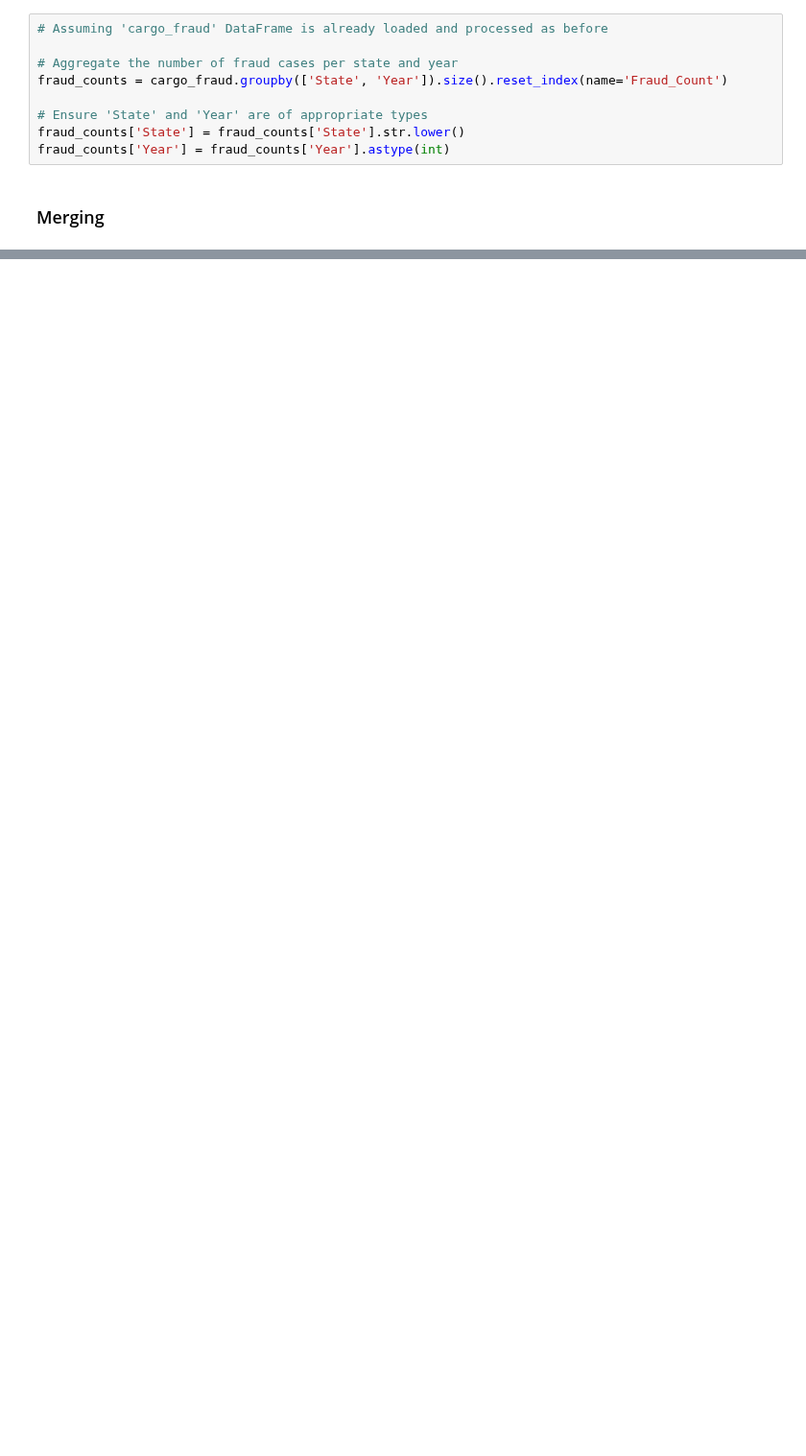
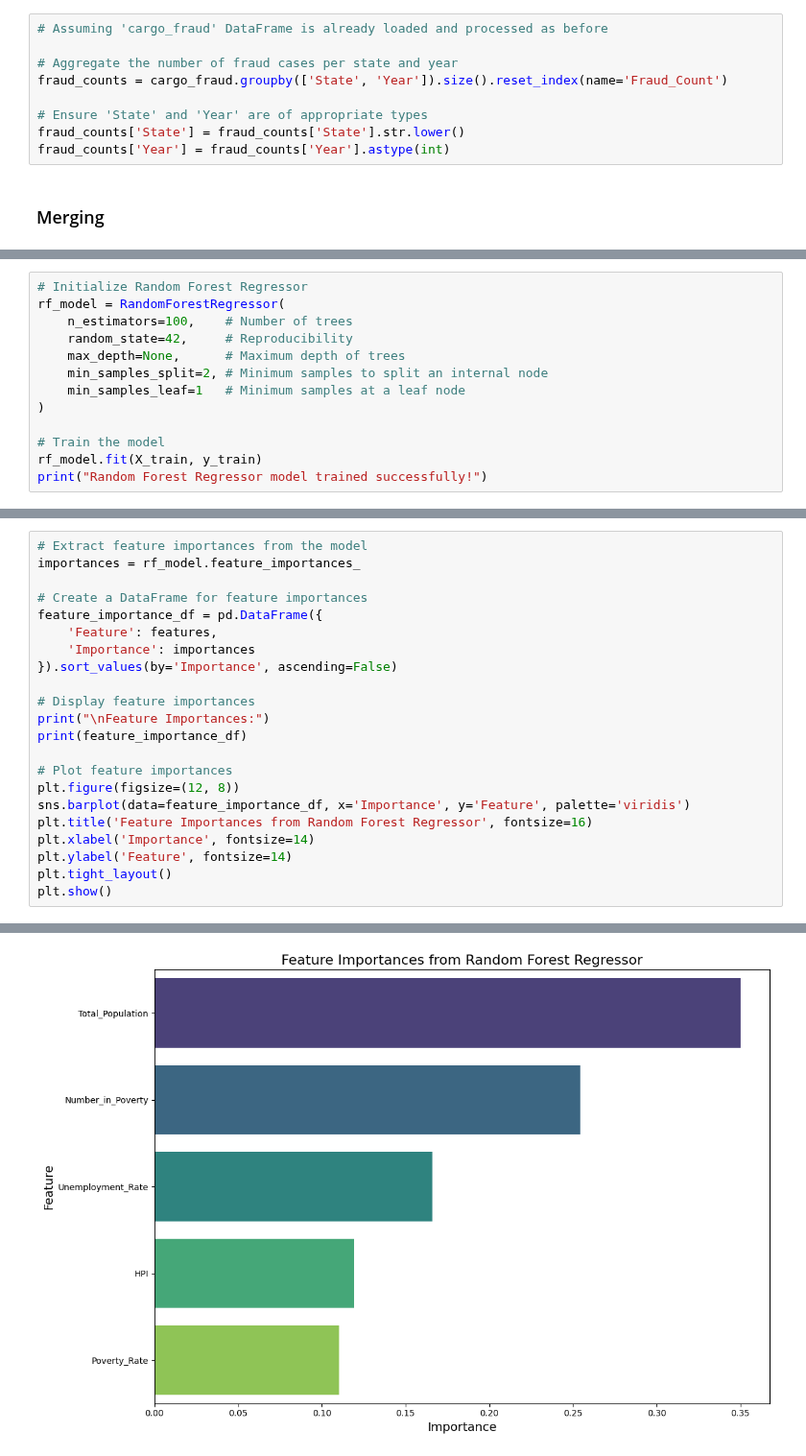
Before and after one commit to ryantangmj/ryantangmj.github.io, a Jupyter notebook: cleanupdata.ipynb, the cells around one changed output, grey strips where cells are left out. Shown at 96% size. Saved outputs shown, nothing was run; the diff lists cells and outputs as text; blank space fills up the shorter version.

```diff
--- a/cleanupdata.ipynb
+++ b/cleanupdata.ipynb
@@ -937,0 +861,13 @@ Feature Importances:
+# %%
+# Initialize Random Forest Regressor
+rf_model = RandomForestRegressor(
+    n_estimators=100,    # Number of trees
+    random_state=42,     # Reproducibility
+    max_depth=None,      # Maximum depth of trees
+    min_samples_split=2, # Minimum samples to split an internal node
+    min_samples_leaf=1   # Minimum samples at a leaf node
+)
+
+# Train the model
+rf_model.fit(X_train, y_train)
+print("Random Forest Regressor model trained successfully!")
@@ -937,0 +891,23 @@ Feature Importances:
+# %%
+# Extract feature importances from the model
+importances = rf_model.feature_importances_
+
+# Create a DataFrame for feature importances
+feature_importance_df = pd.DataFrame({
+    'Feature': features,
+    'Importance': importances
+}).sort_values(by='Importance', ascending=False)
+
+# Display feature importances
+print("\nFeature Importances:")
+print(feature_importance_df)
+
+# Plot feature importances
+plt.figure(figsize=(12, 8))
+sns.barplot(data=feature_importance_df, x='Importance', y='Feature', palette='viridis')
+plt.title('Feature Importances from Random Forest Regressor', fontsize=16)
+plt.xlabel('Importance', fontsize=14)
+plt.ylabel('Feature', fontsize=14)
+plt.tight_layout()
+plt.show()
+# %% [output]
@@ -937,0 +921 @@ Feature Importances:
+[figure, added]
```
Also changed, not shown: parts of 26 cells of this notebook.
